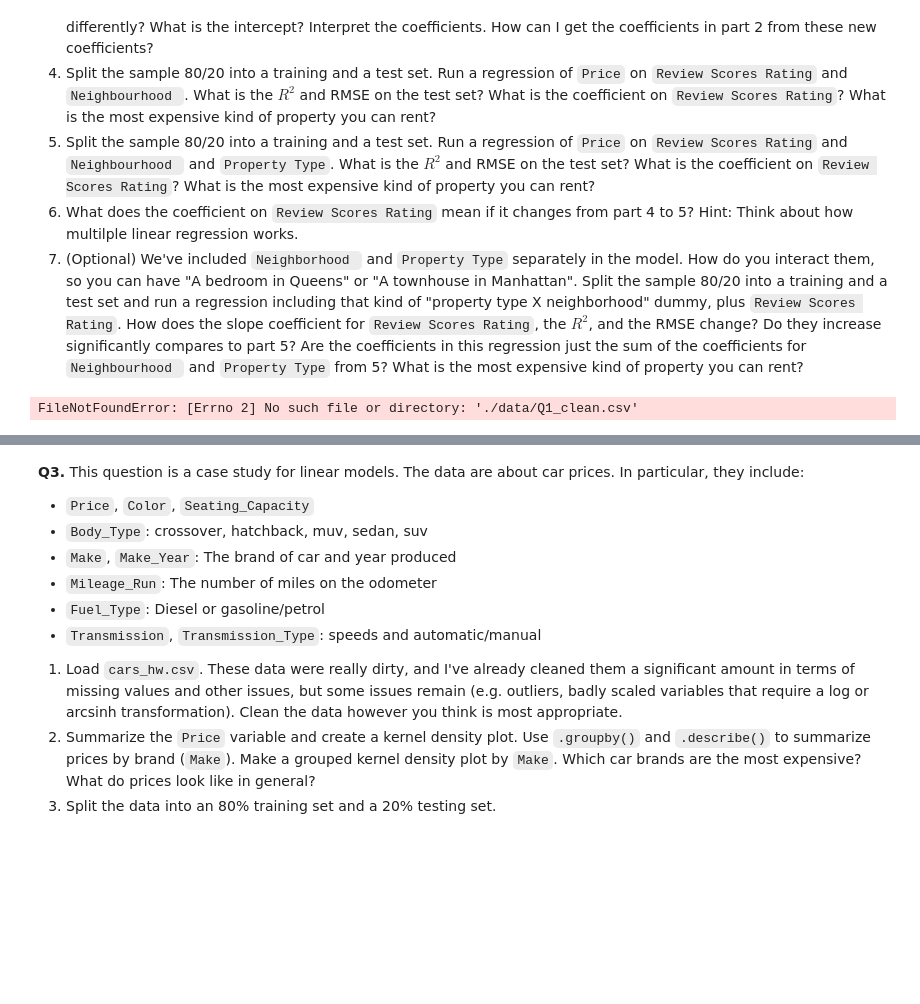
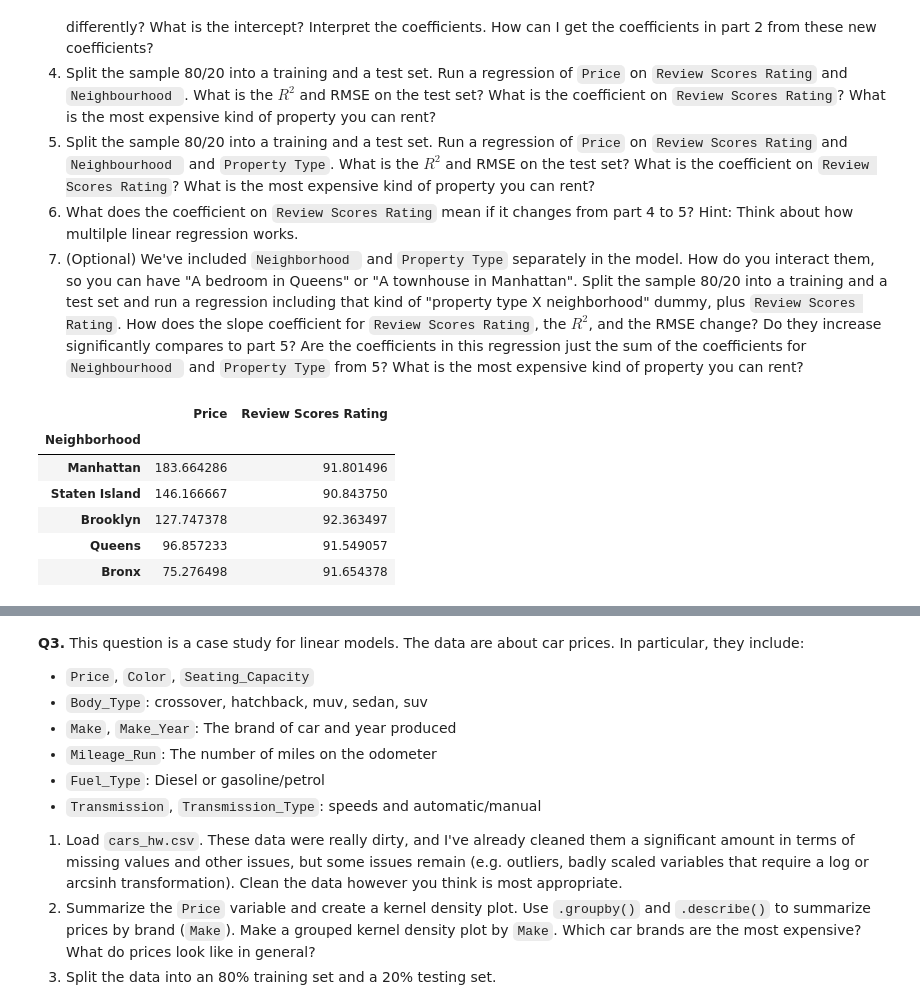
Before and after one commit to austincychun/linearModels, a Jupyter notebook: assignment/assignment.ipynb, the cells around one changed output, grey strips where cells are left out. Saved outputs shown, nothing was run; the diff lists cells and outputs as text; code cells hidden in the pictures; blank space fills up the shorter version.

```diff
--- a/assignment/assignment.ipynb
+++ b/assignment/assignment.ipynb
@@ -91,11 +91,26 @@ These transformations enable the model to capture **nonlinear trends** while sti
 7. (Optional) We've included `Neighborhood ` and `Property Type` separately in the model. How do you interact them, so you can have "A bedroom in Queens" or "A townhouse in Manhattan". Split the sample 80/20 into a training and a test set and run a regression including that kind of "property type X neighborhood" dummy, plus `Review Scores Rating`. How does the slope coefficient for `Review Scores Rating`, the $R^2$, and the RMSE change? Do they increase significantly compares to part 5? Are the coefficients in this regression just the sum of the coefficients for `Neighbourhood ` and `Property Type` from 5? What is the most expensive kind of property you can rent?
 # %%
 import pandas as pd
+import matplotlib.pyplot as plt
+import seaborn as sns
+import numpy as np
+import statsmodels.api as sm
 
 # Load the dataset
-df = pd.read_csv('./data/Q1_clean.csv')
-
-# Preview the data
-df.head()
+df = pd.read_csv('/content/linearModels/data/Q1_clean.csv')
-# %% [output]
-FileNotFoundError: [Errno 2] No such file or directory: './data/Q1_clean.csv'
+# %%
+# Clean up column names
+df.columns = df.columns.str.strip()
+df.rename(columns={'Neighbourhood': 'Neighborhood'}, inplace=True)
+
+# Compute averages
+avg_stats = df.groupby('Neighborhood')[['Price', 'Review Scores Rating']].mean().sort_values('Price', ascending=False)
+avg_stats
+# %% [output]
+|  | Price | Review Scores Rating |
+| Neighborhood |  |  |
+| Manhattan | 183.664286 | 91.801496 |
+| Staten Island | 146.166667 | 90.843750 |
+| Brooklyn | 127.747378 | 92.363497 |
+| Queens | 96.857233 | 91.549057 |
+| Bronx | 75.276498 | 91.654378 |
```
Also changed, not shown: parts of 22 cells of this notebook.
